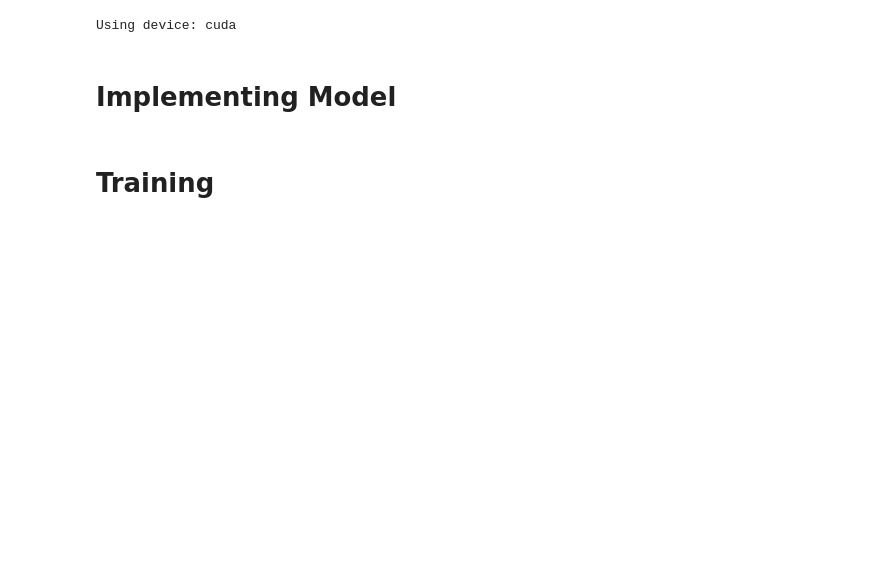
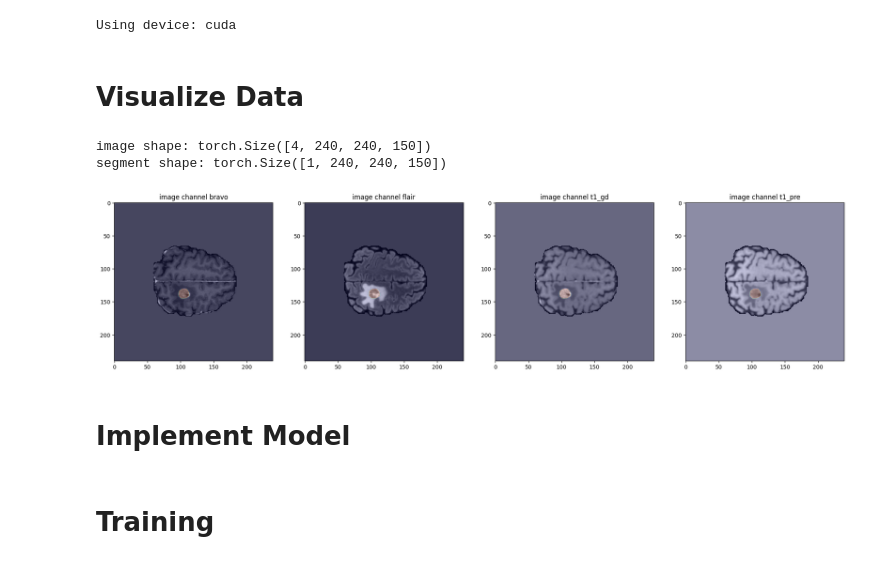
Before and after one commit to guswns3396/PSYC-221-Project, a Jupyter notebook: Segment.ipynb, the cells around one changed output. Cells and saved outputs as stored; diff of their text form; code cells hidden in the pictures; blank space fills up the shorter version.

Commit message:
Correct visualization

```diff
--- a/Segment.ipynb
+++ b/Segment.ipynb
@@ -118,15 +114,2 @@ train_ds = Dataset(
   ])
 )
-# %%
-subj_idx = 0
-slice_id = np.argmax(train_ds[subj_idx]['seg'].sum(axis=[0,1])) # slice with most metastases
-
-# visualize a slice from each image modality with segmentation overlay
-print(f"image shape: {train_ds[subj_idx]['img'].shape}")
-plt.figure("image", (24, 6))
-for i, img_type in enumerate(IMG_TYPES):
-    plt.subplot(1, len(IMG_TYPES), i + 1)
-    plt.title(f"image channel {img_type}")
-    plt.imshow(train_ds[subj_idx]['img'][IMG_TYPES[img_type], :, :, slice_id].detach().cpu(),  cmap="gray")
-    plt.imshow(train_ds[subj_idx]['seg'][:, :, slice_id].detach().cpu(), cmap='jet', alpha=0.2) # interpolation='none'
-plt.show()
@@ -237,4 +221,27 @@ val_loaders = [DataLoader(val_dss[i], batch_size=1, num_workers=4) for i in fold
+# %% [markdown]
+# Visualize Data
+# %%
+ds_idx = 0
+subj_idx = 0
+
+data = train_dss[ds_idx][subj_idx]
+slice_id = np.argmax(data['seg'][0].sum(axis=[0,1])) # slice with most metastases
+
+# visualize a slice from each image modality with segmentation overlay
+print(f"image shape: {data['img'].shape}")
+print(f"segment shape: {data['seg'].shape}")
+plt.figure("image", (24, 6))
+for i, img_type in enumerate(IMG_TYPES):
+    plt.subplot(1, len(IMG_TYPES), i + 1)
+    plt.title(f"image channel {img_type}")
+    plt.imshow(data['img'][IMG_TYPES[img_type], :, :, slice_id].detach().cpu(),  cmap="gray")
+    plt.imshow(data['seg'][0, :, :, slice_id].detach().cpu(), cmap='jet', alpha=0.2) # interpolation='none'
+plt.show()
+# %% [output]
+image shape: torch.Size([4, 240, 240, 150])
+segment shape: torch.Size([1, 240, 240, 150])
+[figure, added]
 # %% [markdown]
-# Implementing Model
+# Implement Model
 # %%
 net = monai.networks.nets.UNet(
```
Also changed, not shown: parts of 10 cells of this notebook.
